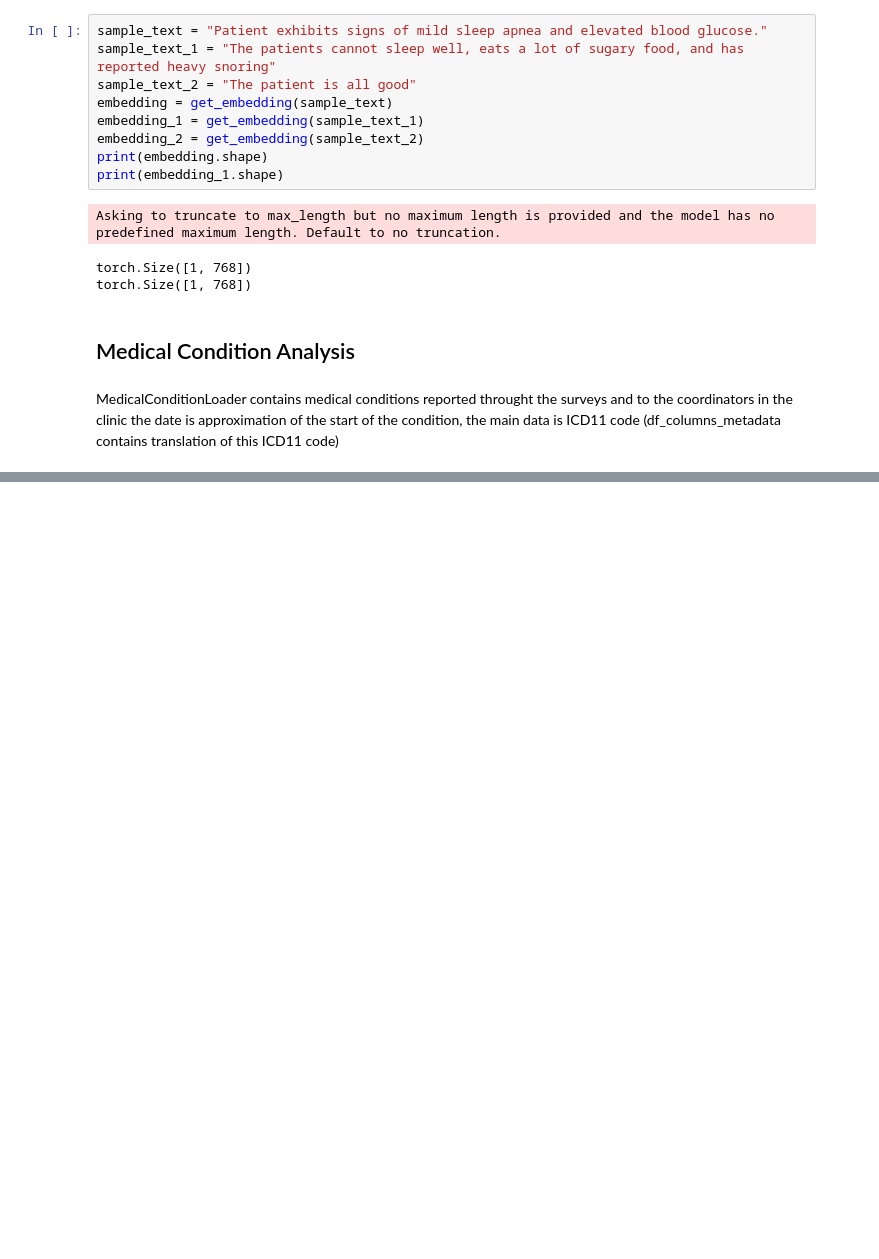
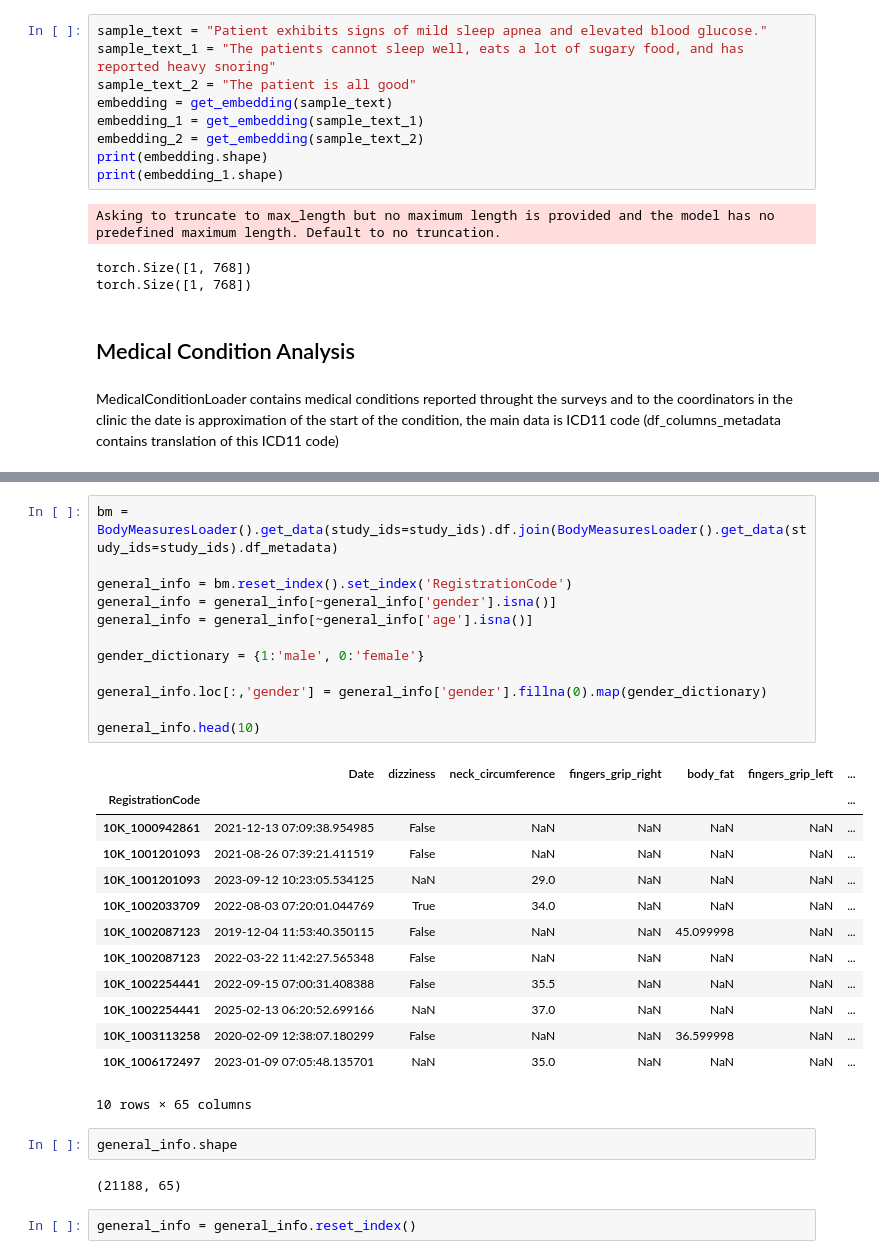
Before and after one commit to gavrielhan/MSc_Thesis, a Jupyter notebook: analysis_sleep_cgm.ipynb, the cells around one changed output, grey strips where cells are left out. Cells and saved outputs as stored; diff of their text form; blank space fills up the shorter version.

```diff
--- a/analysis_sleep_cgm.ipynb
+++ b/analysis_sleep_cgm.ipynb
@@ -377,0 +395,32 @@ fam_medical_condition.head(3)
+# %%
+bm = BodyMeasuresLoader().get_data(study_ids=study_ids).df.join(BodyMeasuresLoader().get_data(study_ids=study_ids).df_metadata)
+
+general_info = bm.reset_index().set_index('RegistrationCode')
+general_info = general_info[~general_info['gender'].isna()]
+general_info = general_info[~general_info['age'].isna()]
+
+gender_dictionary = {1:'male', 0:'female'}
+
+general_info.loc[:,'gender'] = general_info['gender'].fillna(0).map(gender_dictionary)
+
+general_info.head(10)
+# %% [output]
+|  | Date | dizziness | neck_circumference | fingers_grip_right | body_fat | fingers_grip_left | ... |
+| RegistrationCode |  |  |  |  |  |  | ... |
+| 10K_1000942861 | 2021-12-13 07:09:38.954985 | False | NaN | NaN | NaN | NaN | ... |
+| 10K_1001201093 | 2021-08-26 07:39:21.411519 | False | NaN | NaN | NaN | NaN | ... |
+| 10K_1001201093 | 2023-09-12 10:23:05.534125 | NaN | 29.0 | NaN | NaN | NaN | ... |
+| 10K_1002033709 | 2022-08-03 07:20:01.044769 | True | 34.0 | NaN | NaN | NaN | ... |
+| 10K_1002087123 | 2019-12-04 11:53:40.350115 | False | NaN | NaN | 45.099998 | NaN | ... |
+| 10K_1002087123 | 2022-03-22 11:42:27.565348 | False | NaN | NaN | NaN | NaN | ... |
+| 10K_1002254441 | 2022-09-15 07:00:31.408388 | False | 35.5 | NaN | NaN | NaN | ... |
+| 10K_1002254441 | 2025-02-13 06:20:52.699166 | NaN | 37.0 | NaN | NaN | NaN | ... |
+| 10K_1003113258 | 2020-02-09 12:38:07.180299 | False | NaN | NaN | 36.599998 | NaN | ... |
+| 10K_1006172497 | 2023-01-09 07:05:48.135701 | NaN | 35.0 | NaN | NaN | NaN | ... |
+10 rows × 65 columns
+# %%
+general_info.shape
+# %% [output]
+(21188, 65)
+# %%
+general_info = general_info.reset_index()
```
Also changed, not shown: parts of 7 cells of this notebook.
